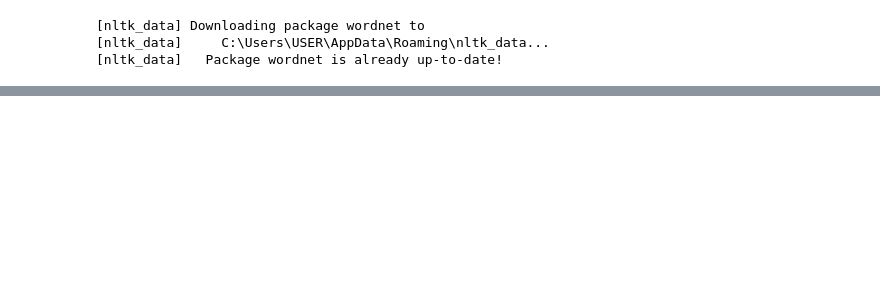
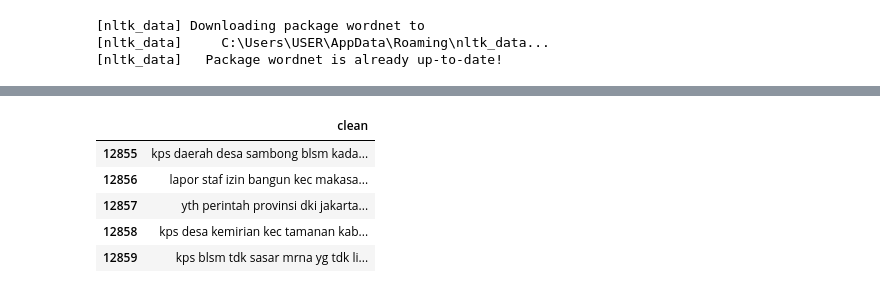
Before and after one commit to TegarSU/Deep-Learning, a Jupyter notebook: FP.ipynb, the cells around one changed output, grey strips where cells are left out. Saved outputs shown, nothing was run; the diff lists cells and outputs as text; code cells hidden in the pictures; blank space fills up the shorter version.

```diff
--- a/FP.ipynb
+++ b/FP.ipynb
@@ -121,0 +130,10 @@ Name: keluhan, dtype: object
+# %%
+clean_data = pd.read_csv("C:/xampp/htdocs/Deep-Learning/clean.csv",header=0)
+clean_data.tail()
+# %% [output]
+|  | clean |
+| 12855 | kps daerah desa sambong blsm kada... |
+| 12856 | lapor staf izin bangun kec makasa... |
+| 12857 | yth perintah provinsi dki jakarta... |
+| 12858 | kps desa kemirian kec tamanan kab... |
+| 12859 | kps blsm tdk sasar mrna yg tdk li... |
```
Also changed, not shown: parts of 19 cells of this notebook, 7 other files.
